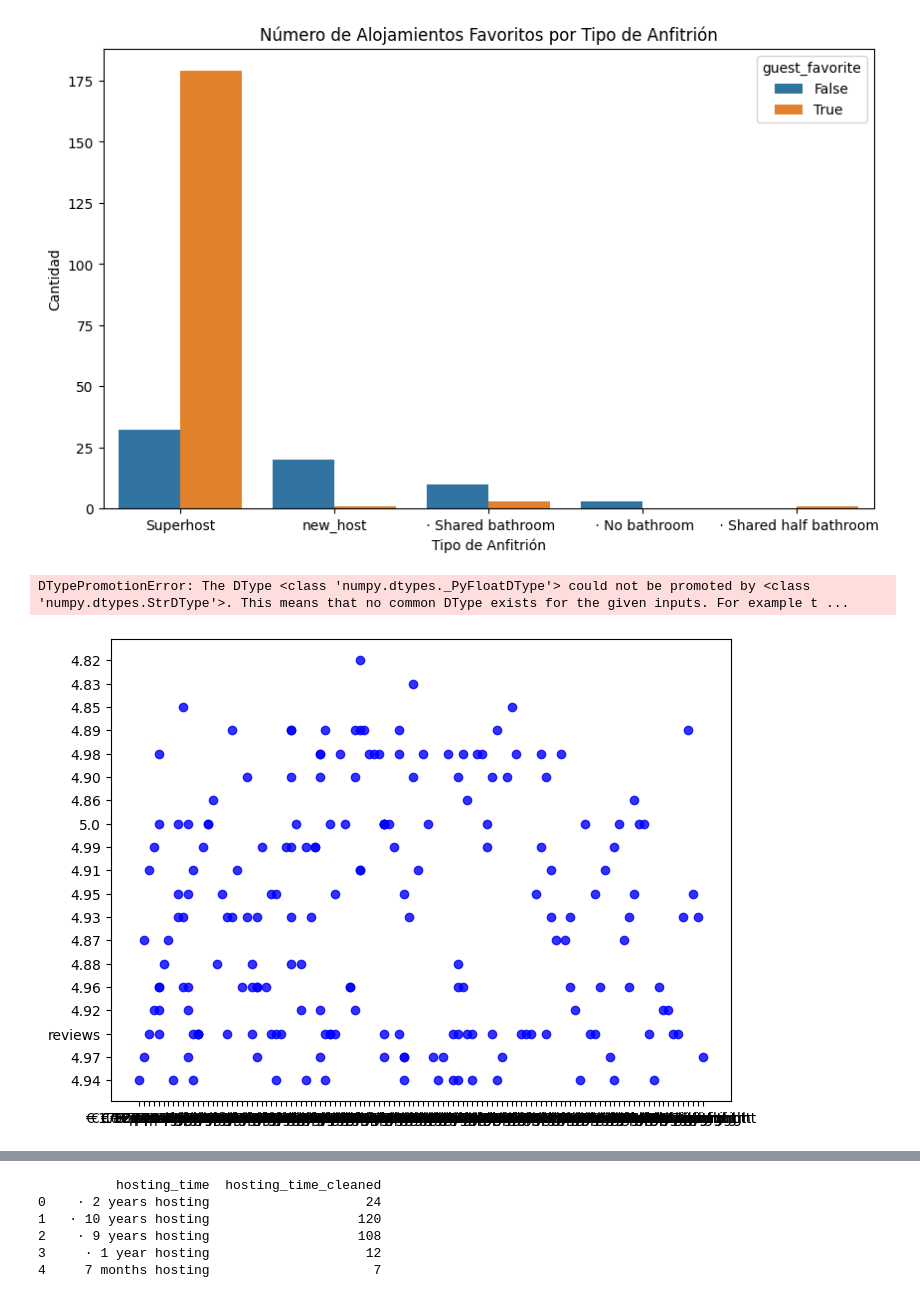
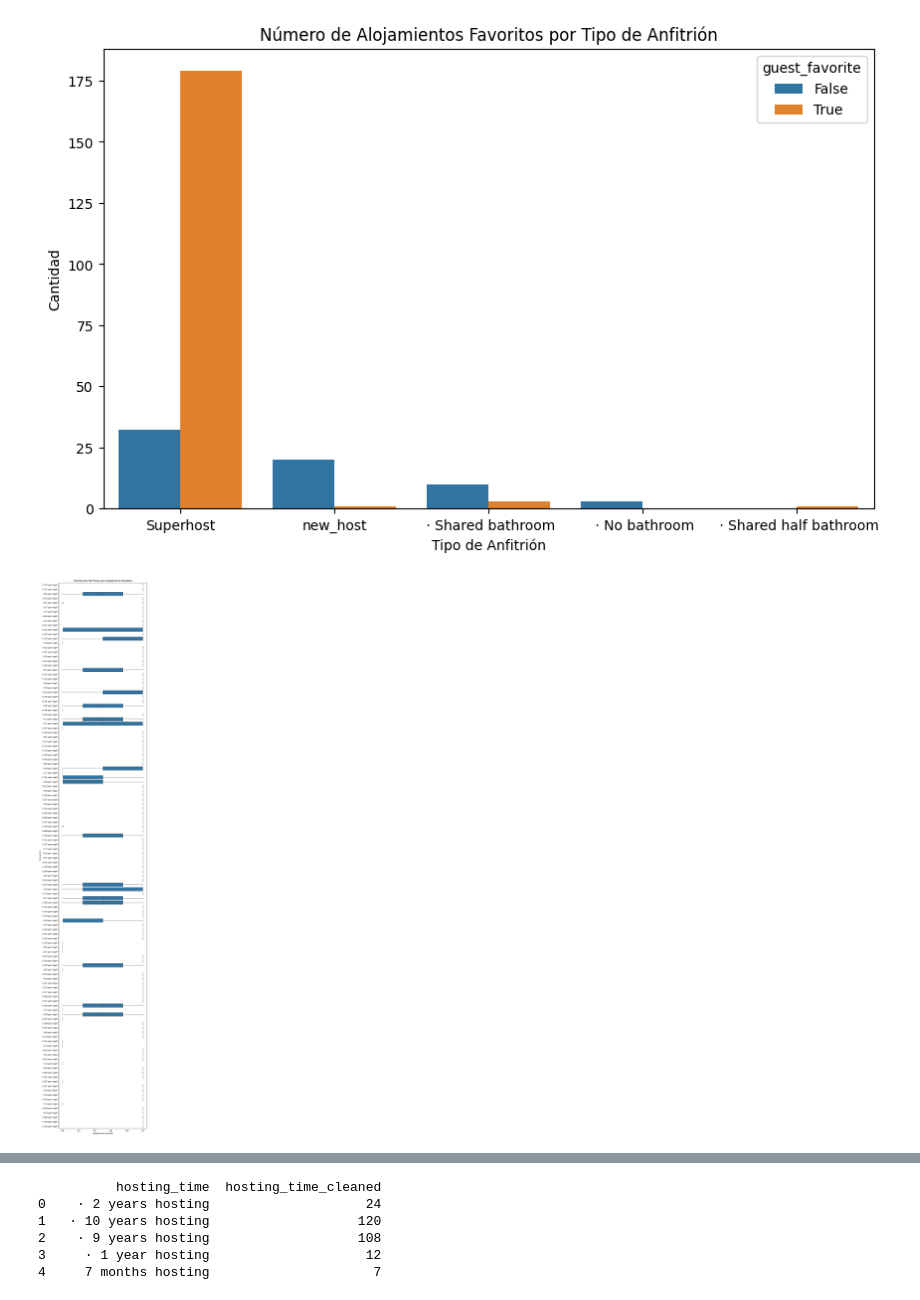
Before and after one commit to SilvanaRuiz/Proyectofinal_airbnb, a Jupyter notebook: steven.ipynb, the cells around one changed output, grey strips where cells are left out. Cells and saved outputs as stored; diff of their text form; code cells hidden in the pictures.

```diff
--- a/steven.ipynb
+++ b/steven.ipynb
@@ -340,9 +297,17 @@ Passing `palette` without assigning `hue` is deprecated and will be removed in v
 # %%
+# Paso 1: Eliminar filas donde el valor de 'rating' es "reviews" o es NaN
+df_cleaned = df[df['rating'] != 'reviews']  # Eliminar 'reviews'
+df_cleaned['rating'] = pd.to_numeric(df_cleaned['rating'], errors='coerce')  # Convertir a numérico
+df_cleaned = df_cleaned.dropna(subset=['rating', 'price'])  # Eliminar NaN
+
+# Paso 2: Crear grupos de calificación
+df_cleaned['rating_group'] = pd.cut(df_cleaned['rating'], bins=[0, 3, 4, 5], labels=['Baja', 'Media', 'Alta'])
+
+# Paso 3: Graficar el boxplot
 plt.figure(figsize=(8, 6))
-df['rating_group'] = pd.cut(df['rating'], bins=[0, 3, 4, 5], labels=['Baja', 'Media', 'Alta'])
-sns.boxplot(x='rating_group', y='price', data=df)
+sns.boxplot(x='rating_group', y='price', data=df_cleaned)
 plt.title('Precio por Grupo de Calificación')
 plt.xlabel('Grupo de Calificación')
-plt.ylabel('Precio ($)')
+plt.ylabel('Precio (€)')
 plt.show()
 # %% [output]
@@ -381,12 +352,11 @@ plt.show()
 # %% [output]
 [figure]
 # %%
-plt.figure(figsize=(8, 6))
-sns.regplot(x='price', y='rating', data=df, scatter_kws={"color": "blue"}, line_kws={"color": "red"})
-plt.title('Relación entre Precio y Calificación con Línea de Regresión')
-plt.xlabel('Precio ($)')
-plt.ylabel('Calificación')
+plt.figure(figsize=(8, 50))
+sns.boxplot(x='guest_favorite', y='price', data=df)
+plt.title('Distribución del Precio por Alojamientos Favoritos')
+plt.xlabel('Alojamiento Favorito')
+plt.ylabel('Precio ($)')
 plt.show()
 # %% [output]
-DTypePromotionError: The DType <class 'numpy.dtypes._PyFloatDType'> could not be promoted by <class 'numpy.dtypes.StrDType'>. This means that no common DType exists for the given inputs. For example t ...
-[figure, old version]
+[figure, new version]
```
Also changed, not shown: parts of 19 cells of this notebook.
